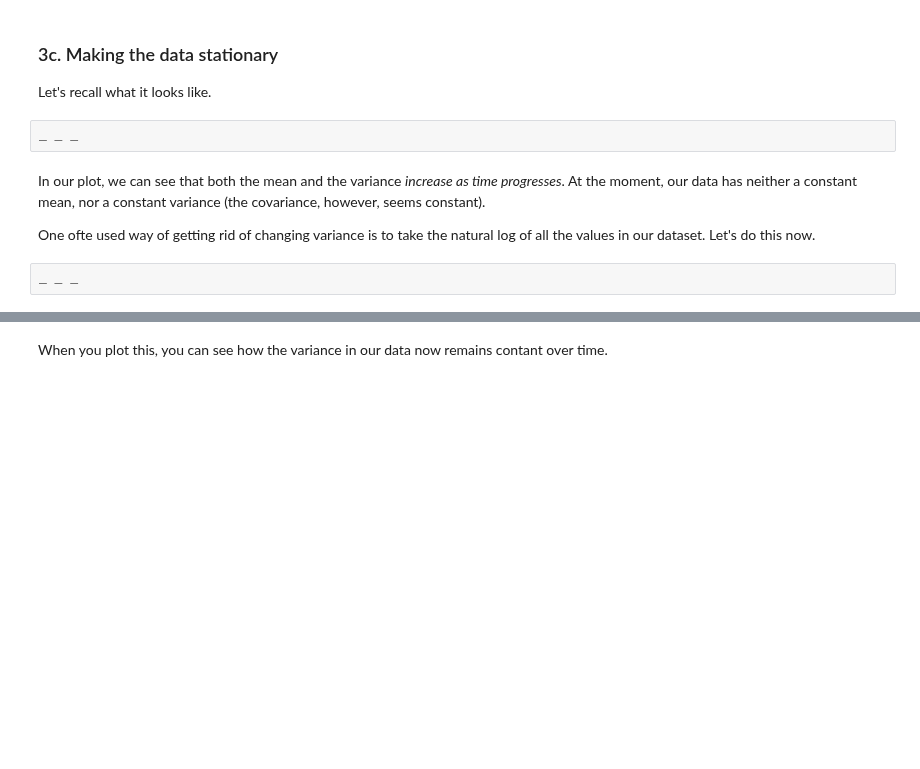
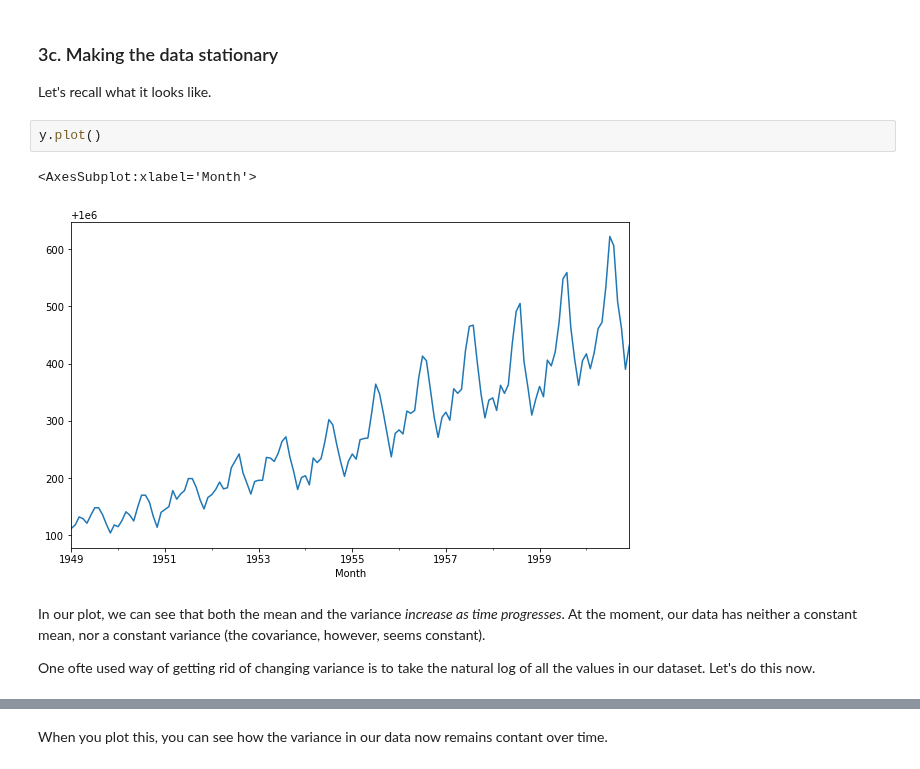
Before and after one commit to pauljacob/mini_projects, a Jupyter notebook: Cowboys&CigrettesCaseStudy/Cowboy Cigarettes Case Study - Tier 3.ipynb, the cells around one changed output, grey strips where cells are left out. Drawn from its saved outputs; the diff is of its cells as text; blank space fills up the shorter version.

```diff
--- a/Cowboys&CigrettesCaseStudy/Cowboy Cigarettes Case Study - Tier 3.ipynb
+++ b/Cowboys&CigrettesCaseStudy/Cowboy Cigarettes Case Study - Tier 3.ipynb
@@ -348,11 +356,12 @@ But our data need to be stationary! So we need to do some transforming.
 # %% [markdown]
 ### 3c. Making the data stationary
 Let's recall what it looks like.
-# %%
-_ _ _
+# %%
+y.plot()
+# %% [output]
+<AxesSubplot:xlabel='Month'>
+[figure, added]
 # %% [markdown]
 In our plot, we can see that both the mean and the variance *increase as time progresses*. At the moment, our data has neither a constant mean, nor a constant variance (the covariance, however, seems constant).
 
 One ofte  used way of getting rid of changing variance is to take the natural log of all the values in our dataset. Let's do this now.
-# %%
-_ _ _
```
Also changed, not shown: parts of 43 cells of this notebook.
